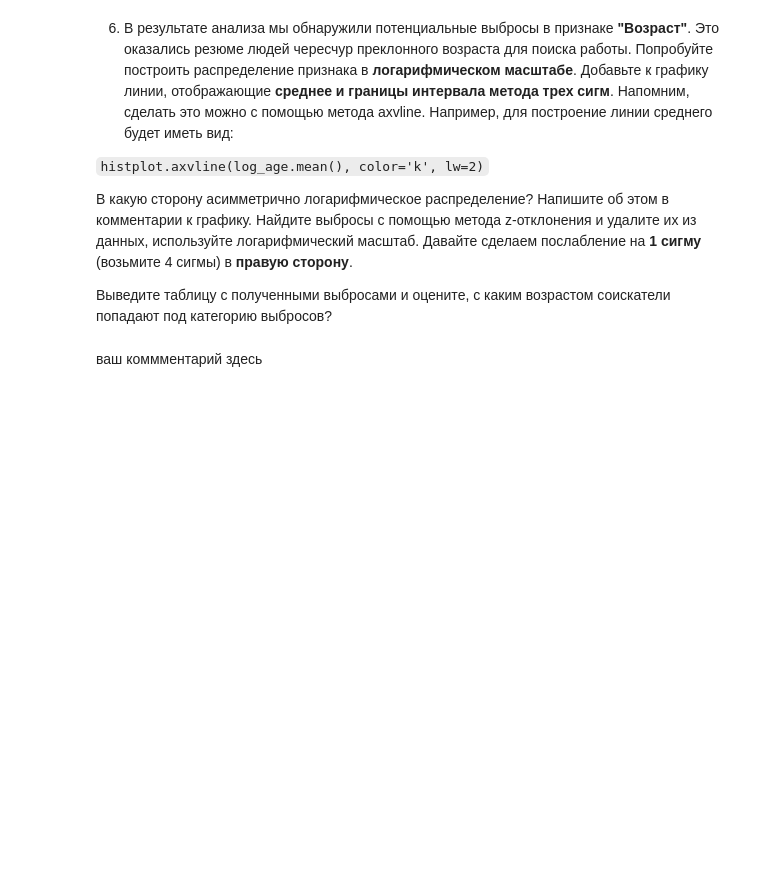
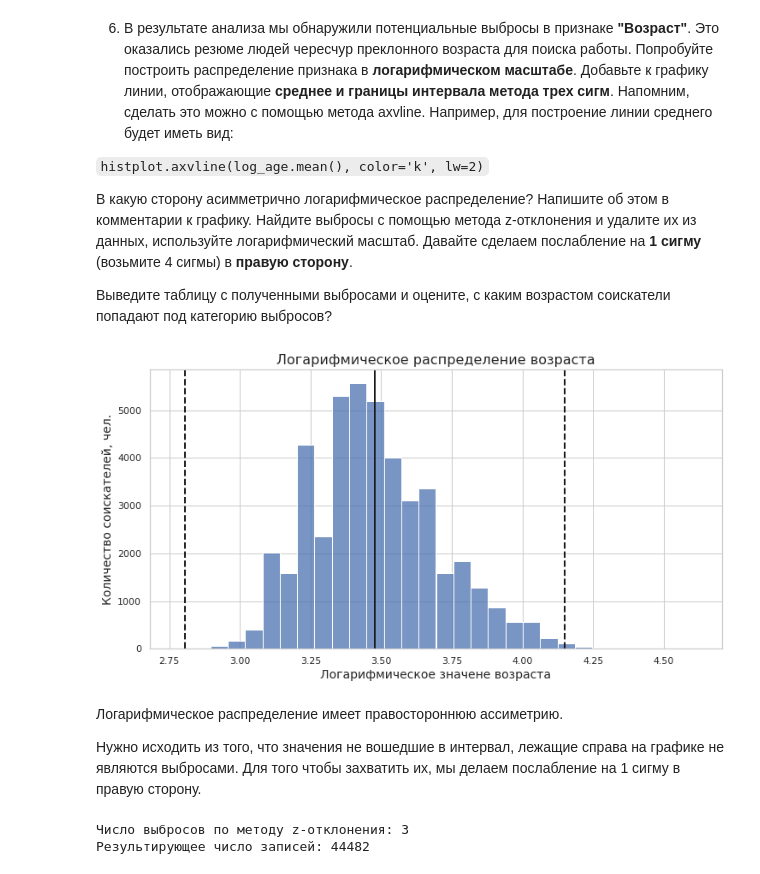
Before and after one commit to SergeyObukhov/sf_data_science, a Jupyter notebook: projekt_1/Project_1.ipynb, the cells around one changed output. Drawn from its saved outputs; the diff is of its cells as text; code cells hidden in the pictures; blank space fills up the shorter version.

```diff
--- a/projekt_1/Project_1.ipynb
+++ b/projekt_1/Project_1.ipynb
@@ -25,5 +25,8 @@ import plotly.express as px
 # %% [markdown]
 1. Прочитайте данные с помощью библиотеки Pandas. Совет: перед чтением обратите внимание на разделитель внутри файла.
 # %%
-path = '/home/sergey/Проекты/projekt_1/data/dst-3.0_16_1_hh_database.csv'
-hh_data = pd.read_csv(path, sep=';')
+url = 'https://drive.google.com/file/d/1UE4emKZiIz2tQ8t4bIsS_NFt1RJHsH8o/view?usp=sharing'
+hh_data = pd.read_csv(url, sep=';')
+
+# ответ на задание 2.1
+print(f'Размерность таблицы: {hh_data.shape}')
@@ -534,6 +556,8 @@ hh_df.drop('per', axis=1, inplace=True)
 hh_df.drop('date', axis=1, inplace=True)
 hh_df.drop('time', axis=1, inplace=True)
 hh_df.drop('vol', axis=1, inplace=True)
+hh_df.drop('close', axis=1, inplace=True)
+hh_df.drop('proportion', axis=1, inplace=True)
 
 # ответ на задание 3.6
 median_sallary = hh_df['ЗП (руб)'].median()
@@ -904,4 +929,12 @@ print(f'Среднее значение признака "Опыт работы
 # %% [markdown]
 4. Мы добрались до ликвидации выбросов. Сначала очистим данные вручную. Удалите резюме, в которых указана заработная плата либо выше 1 млн. рублей, либо ниже 1 тыс. рублей.
 # %%
-# ваш код здесь
+before_filtring = hh_df.shape[0]
+# отфильтруем выбросы
+current_salary = (hh_df['ЗП (руб)'] >= 1000) & (hh_df['ЗП (руб)'] <= 1000000)
+hh_df = hh_df[current_salary]
+
+# ответ на задание 5.4
+after_filtring = hh_df.shape[0]
+filtered_count = before_filtring - after_filtring
+print(f'Отфильтровано {filtered_count} записей')
@@ -908,4 +943,13 @@ print(f'Среднее значение признака "Опыт работы
 # %% [markdown]
 5. В процессе разведывательного анализа мы обнаружили резюме, в которых **опыт работы в годах превышал возраст соискателя**. Найдите такие резюме и удалите их из данных
 # %%
-# ваш код здесь
+before_filtring = hh_df.shape[0]
+
+# отфильтруем выбросы
+current_exp = hh_df['Опыт работы (год)'] < hh_df['Возраст']
+hh_df = hh_df[current_exp]
+
+# ответ на задание 5.5
+after_filtring = hh_df.shape[0]
+filtered_count = before_filtring - after_filtring
+print(f'Отфильтровано {filtered_count} записей')
@@ -919,6 +965,40 @@ print(f'Среднее значение признака "Опыт работы
 
 Выведите таблицу с полученными выбросами и оцените, с каким возрастом соискатели попадают под категорию выбросов?
 # %%
-# ваш код здесь
+fig, ax = plt.subplots(1, 1, figsize=(12, 6))
+log_age = np.log(hh_df['Возраст'] + 1)
+hist4 = sns.histplot(log_age, bins=30, ax=ax)
+hist4.axvline(log_age.mean(), color='k', lw=2)
+hist4.axvline(log_age.mean()+ 3 *log_age.std(), color='k', ls='--', lw=2)
+hist4.axvline(log_age.mean()- 3 *log_age.std(), color='k', ls='--', lw=2)
+
+hist4.set_xlabel('Логарифмическое значене возраста', fontsize=14);
+hist4.set_ylabel('Количество соискателей, чел.', fontsize=14);
+hist4.set_title('Логарифмическое распределение возраста', fontsize=16);
+# %% [output]
+[figure, added]
-# %% [markdown]
-ваш коммментарий здесь
+# %% [markdown]
+Логарифмическое распределение имеет правостороннюю ассиметрию.
+
+Нужно исходить из того, что значения не вошедшие в интервал, лежащие справа на графике не являются выбросами. Для того чтобы захватить их, мы делаем послабление на 1 сигму в правую сторону.
+# %%
+# ответ на задание 5.6
+def outliers_z_score(data, feature, log_scale=False, left=3, right=3):
+    if log_scale:
+        x = np.log(data[feature]+1)
+    else:
+        x = data[feature]
+    mu = x.mean()
+    sigma = x.std()
+    lower_bound = mu - left * sigma
+    upper_bound = mu + right * sigma
+    outliers = data[(x < lower_bound) | (x > upper_bound)]
+    cleaned = data[(x > lower_bound) & (x < upper_bound)]
+    return outliers, cleaned
+
+outliers, cleaned = outliers_z_score(hh_df, 'Возраст', log_scale=True, right=4)
+print(f'Число выбросов по методу z-отклонения: {outliers.shape[0]}')
+print(f'Результирующее число записей: {cleaned.shape[0]}')
+# %% [output]
+Число выбросов по методу z-отклонения: 3
+Результирующее число записей: 44482
```
Also changed, not shown: parts of 8 cells of this notebook.
